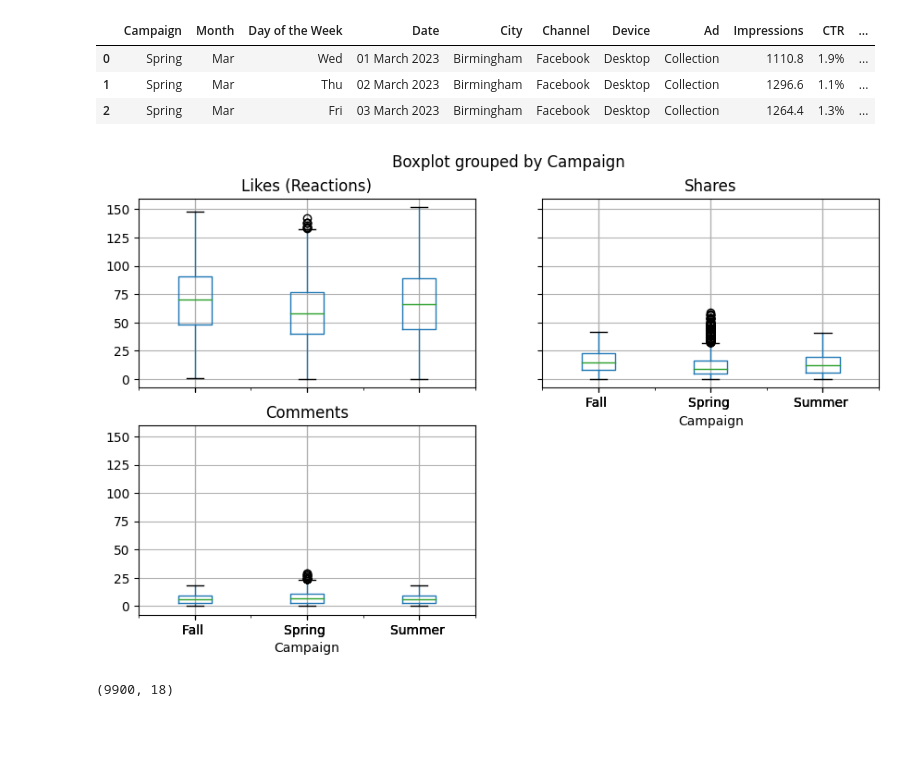
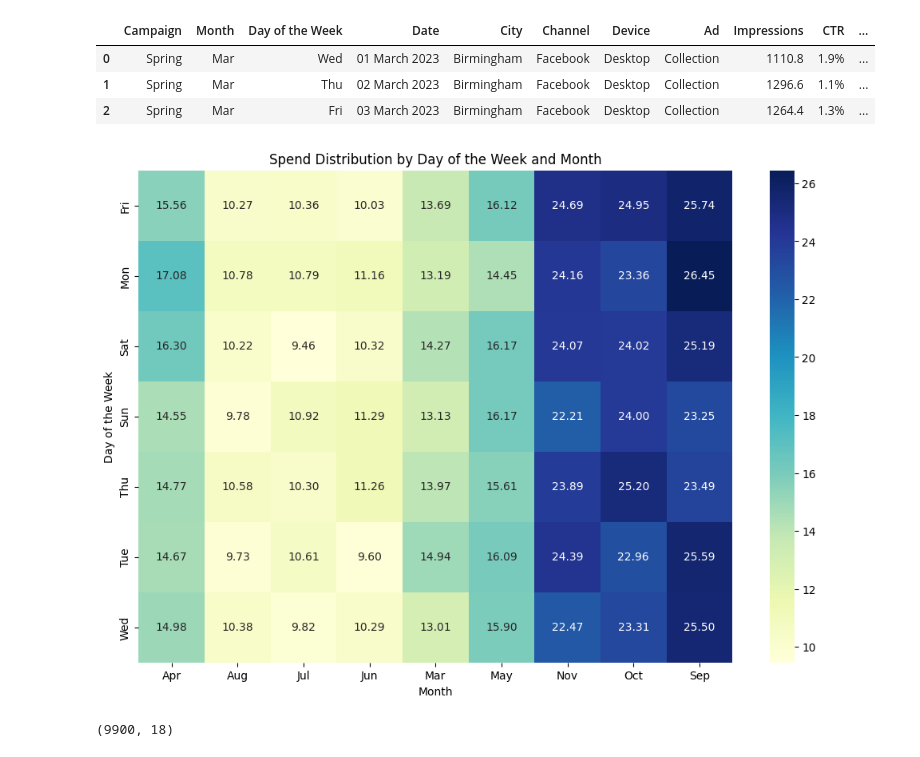
Before and after one commit to Github-sanket07sett/Market-Campaign-Analysis, a Jupyter notebook: Market_Analysis.ipynb, the cells around one changed output. Cells and saved outputs as stored; diff of their text form; code cells hidden in the pictures; blank space fills up the shorter version.

```diff
--- a/Market_Analysis.ipynb
+++ b/Market_Analysis.ipynb
@@ -12,17 +12,22 @@ df.head(3)
 | 0 | Spring | Mar | Wed | 01 March 2023 | Birmingham | Facebook | Desktop | Collection | 1110.8 | 1.9% | ... |
 | 1 | Spring | Mar | Thu | 02 March 2023 | Birmingham | Facebook | Desktop | Collection | 1296.6 | 1.1% | ... |
 | 2 | Spring | Mar | Fri | 03 March 2023 | Birmingham | Facebook | Desktop | Collection | 1264.4 | 1.3% | ... |
-# %%
-# @title Distribution of Social Media Engagement by Campaign
-
-import matplotlib.pyplot as plt
-
-df.boxplot(column=['Likes (Reactions)', 'Shares', 'Comments'], by='Campaign', figsize=(10, 6))
-plt.xlabel('Campaign')
-plt.ylabel('Number of Engagements')
-_ = plt.title('Distribution of Social Media Engagement by Campaign')
-# %% [output]
-[figure, removed]
+# %%
+# @title Spend Distribution by Day of the Week and Month
+
+import matplotlib.pyplot as plt
+import seaborn as sns
+
+# Assuming 'df' is your DataFrame
+df_pivot = df.pivot_table(values='Spend, GBP', index='Day of the Week', columns='Month', aggfunc='mean')
+
+plt.figure(figsize=(12, 8))
+sns.heatmap(df_pivot, cmap='YlGnBu', annot=True, fmt='.2f')
+plt.xlabel('Month')
+plt.ylabel('Day of the Week')
+_ = plt.title('Spend Distribution by Day of the Week and Month')
+# %% [output]
+[figure, added]
 # %%
 df.shape
 # %% [output]
```
